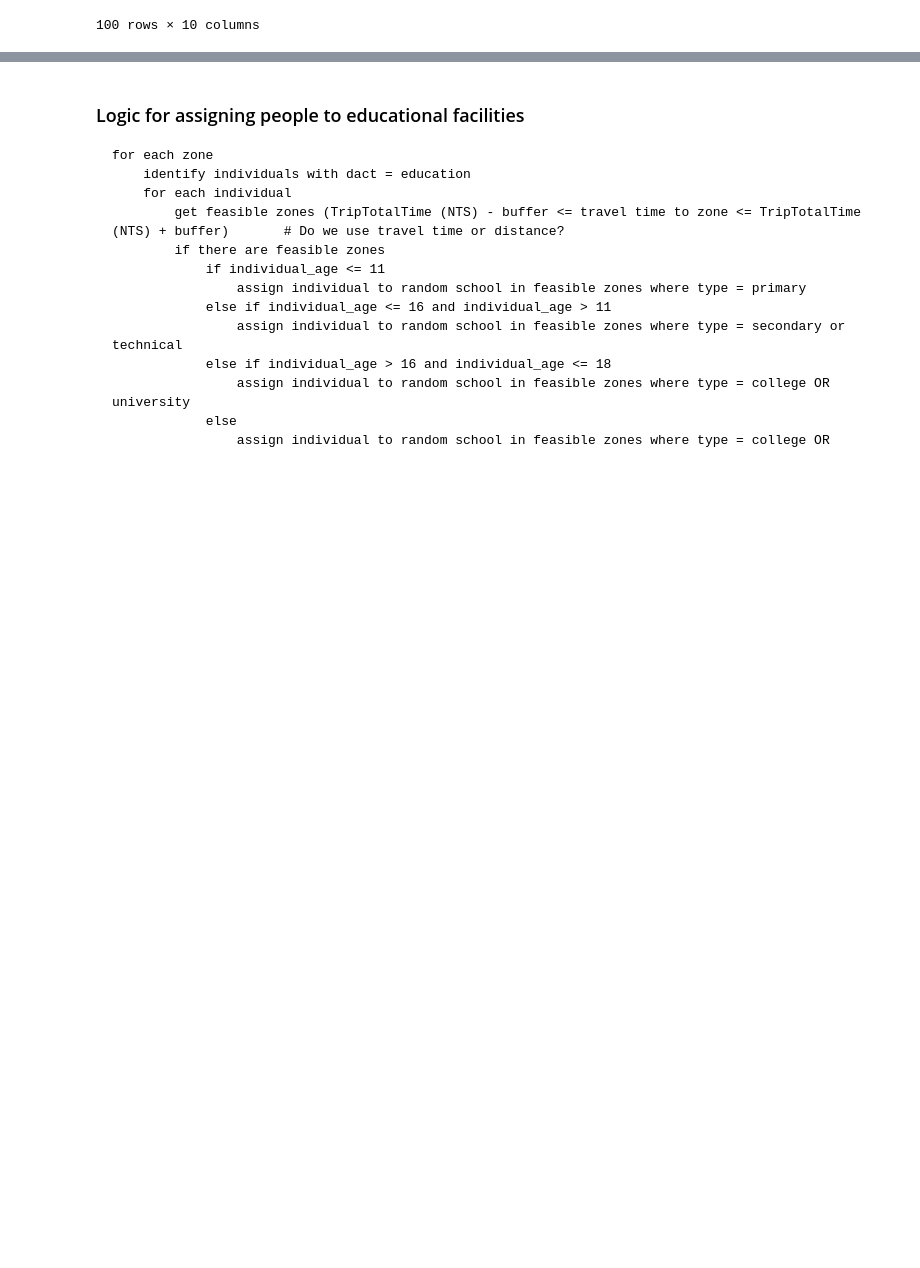
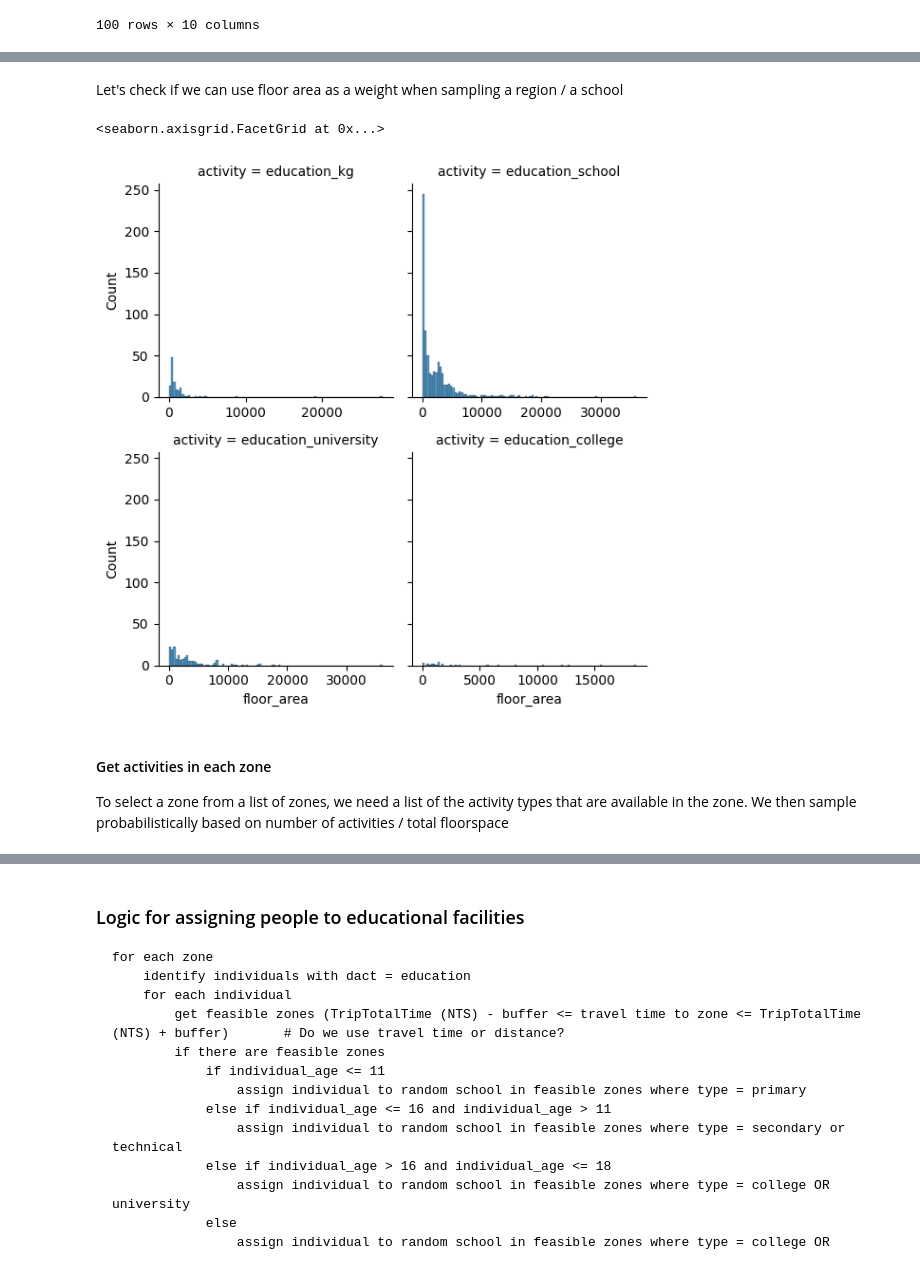
Before and after one commit to Urban-Analytics-Technology-Platform/acbm, a Jupyter notebook: notebooks/3_locations_primary.ipynb, the cells around one changed output, grey strips where cells are left out. Saved outputs shown, nothing was run; the diff lists cells and outputs as text; code cells hidden in the pictures; blank space fills up the shorter version.

```diff
--- a/notebooks/3_locations_primary.ipynb
+++ b/notebooks/3_locations_primary.ipynb
@@ -324,8 +400,0 @@ activity_chains_edu.head()
-# %%
-activity_chains_test = activity_chains[activity_chains['dact'] == 'education'].head(50)
-
-
-x = get_possible_zones(activity_chains=activity_chains_test,
-                       travel_times=travel_times,
-                       list_of_times_of_day= ["morning", "afternoon", "evening", "night"],
-                       time_tolerance=0.2)
@@ -349,0 +449,31 @@ activity_chains_test
+# %% [markdown]
+Let's check if we can use floor area as a weight when sampling a region / a school
+# %%
+# plot the distribution of floor area for rows where activities includes "education_"
+
+
+# List of activity types
+activity_types = ['education_kg', 'education_school', 'education_university', 'education_college']
+
+# Initialize a list to store DataFrames
+df_list = []
+
+# For each activity type, filter the rows where activities includes the activity type, and append to df_list
+for activity in activity_types:
+    temp_df = osm_data_gdf[osm_data_gdf['activities'].apply(lambda x: activity in x)][['floor_area']].copy()
+    temp_df['activity'] = activity
+    df_list.append(temp_df)
+
+# Concatenate all the DataFrames in df_list
+df = pd.concat(df_list)
+
+# Create a FacetGrid
+g = sns.FacetGrid(df, col="activity", col_wrap=2, sharex=False)
+g.map(sns.histplot, "floor_area", bins=100)
+# %% [output]
+<seaborn.axisgrid.FacetGrid at 0x...>
+[figure, added]
+# %% [markdown]
+#### Get activities in each zone
+
+To select a zone from a list of zones, we need a list of the activity types that are available in the zone. We then sample probabilistically based on number of activities / total floorspace
```
Also changed, not shown: parts of 25 cells of this notebook, 1 other file.
